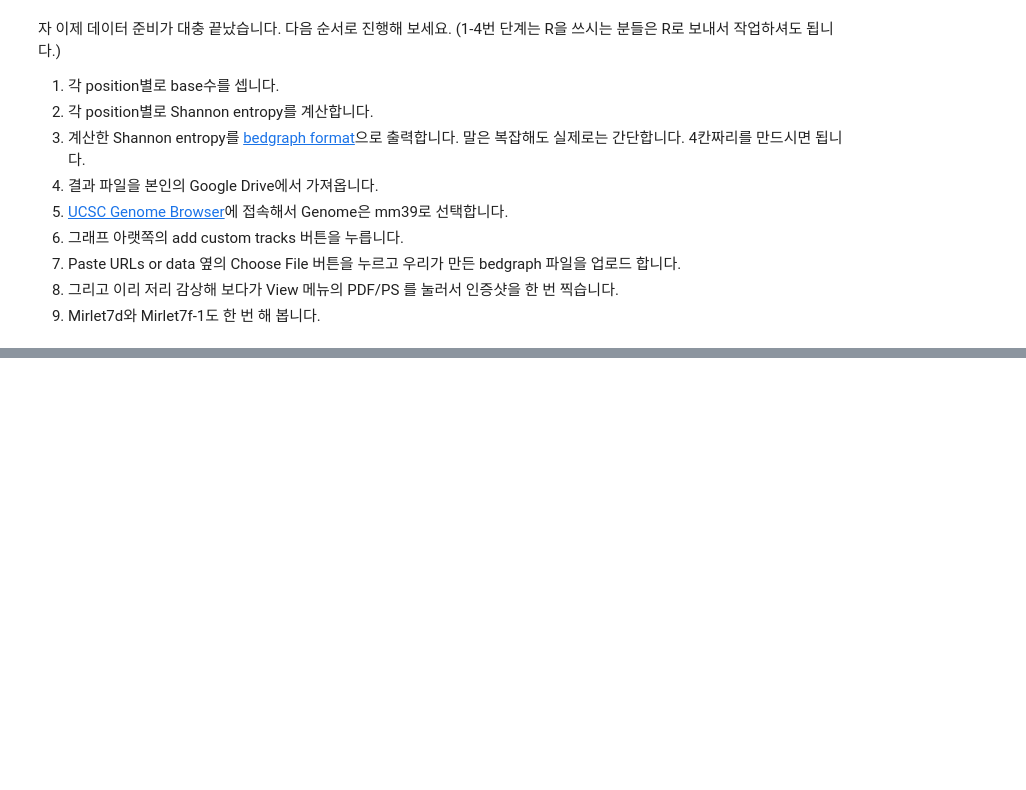
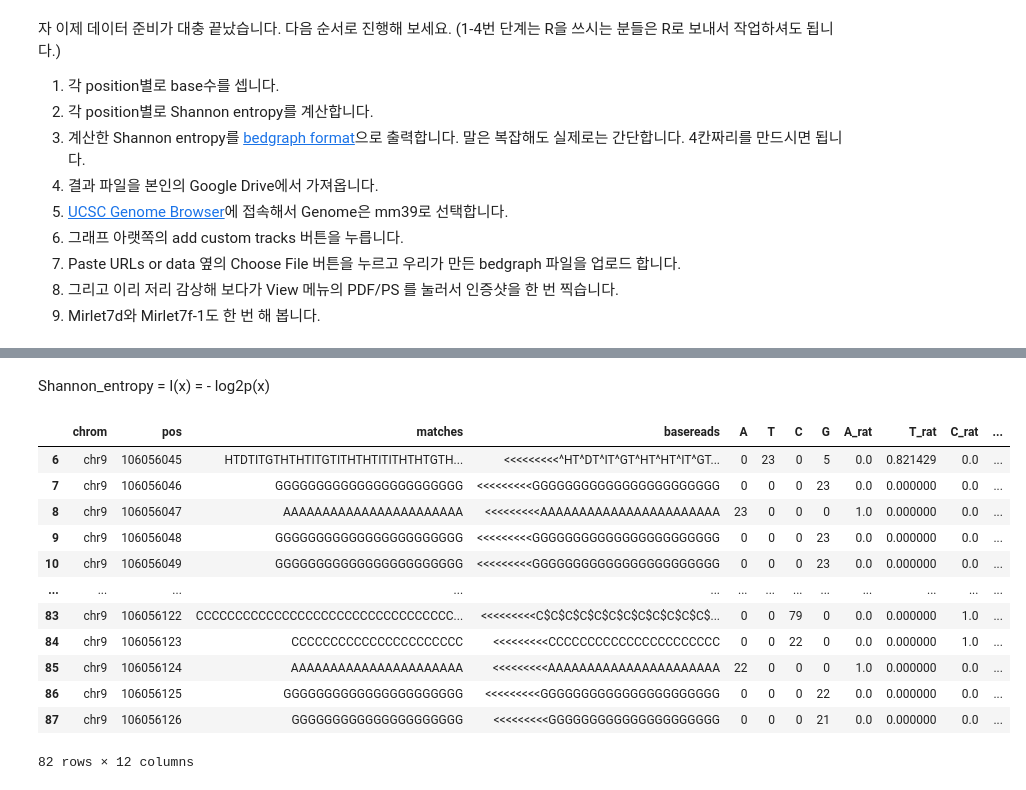
Before and after one commit to ljunwon1114/2022bioinfohw, a Jupyter notebook: Week3.ipynb, the cells around one changed output, grey strips where cells are left out. Saved outputs shown, nothing was run; the diff lists cells and outputs as text; code cells hidden in the pictures; blank space fills up the shorter version.

```diff
--- a/Week3.ipynb
+++ b/Week3.ipynb
@@ -204,3 +204,6 @@ pileup[pileup['pos'] == 106056094].iloc[0]['matches']
 7. Paste URLs or data 옆의 Choose File 버튼을 누르고 우리가 만든 bedgraph 파일을 업로드 합니다.
 8. 그리고 이리 저리 감상해 보다가 View 메뉴의 PDF/PS 를 눌러서 인증샷을 한 번 찍습니다.
 9. Mirlet7d와 Mirlet7f-1도 한 번 해 봅니다.
+# %%
+pileup_Sh = pileup[['chrom', 'pos', 'matches', 'basereads']]
+pileup_Sh.head()
@@ -206,0 +217,6 @@ pileup[pileup['pos'] == 106056094].iloc[0]['matches']
+# %%
+#ATGC counting
+for base in ["A", "T", "C", "G"]:
+    pileup_Sh[base] = pileup_Sh.matches.str.count(base)
+
+pileup_Sh
@@ -206,0 +241,19 @@ pileup[pileup['pos'] == 106056094].iloc[0]['matches']
+# %% [markdown]
+Shannon_entropy = I(x) = - log2p(x)
+# %%
+pileup_Sh[["A_rat", "T_rat", "C_rat", "G_rat"]] = pileup_Sh[["A", "T", "C", "G"]].div(pileup_Sh[["A", "T", "C", "G"]].sum(axis=1), axis=0)
+pileup_Sh
+# %% [output]
+|  | chrom | pos | matches | basereads | A | T | C | G | A_rat | T_rat | C_rat | ... |
+| 6 | chr9 | 106056045 | HTDTITGTHTHTITGTITHTHTITITHTHTGTH... | <<<<<<<<<^HT^DT^IT^GT^HT^HT^IT^GT... | 0 | 23 | 0 | 5 | 0.0 | 0.821429 | 0.0 | ... |
+| 7 | chr9 | 106056046 | GGGGGGGGGGGGGGGGGGGGGGG | <<<<<<<<<GGGGGGGGGGGGGGGGGGGGGGG | 0 | 0 | 0 | 23 | 0.0 | 0.000000 | 0.0 | ... |
+| 8 | chr9 | 106056047 | AAAAAAAAAAAAAAAAAAAAAAA | <<<<<<<<<AAAAAAAAAAAAAAAAAAAAAAA | 23 | 0 | 0 | 0 | 1.0 | 0.000000 | 0.0 | ... |
+| 9 | chr9 | 106056048 | GGGGGGGGGGGGGGGGGGGGGGG | <<<<<<<<<GGGGGGGGGGGGGGGGGGGGGGG | 0 | 0 | 0 | 23 | 0.0 | 0.000000 | 0.0 | ... |
+| 10 | chr9 | 106056049 | GGGGGGGGGGGGGGGGGGGGGGG | <<<<<<<<<GGGGGGGGGGGGGGGGGGGGGGG | 0 | 0 | 0 | 23 | 0.0 | 0.000000 | 0.0 | ... |
+| ... | ... | ... | ... | ... | ... | ... | ... | ... | ... | ... | ... | ... |
+| 83 | chr9 | 106056122 | CCCCCCCCCCCCCCCCCCCCCCCCCCCCCCCCC... | <<<<<<<<<C$C$C$C$C$C$C$C$C$C$C$C$... | 0 | 0 | 79 | 0 | 0.0 | 0.000000 | 1.0 | ... |
+| 84 | chr9 | 106056123 | CCCCCCCCCCCCCCCCCCCCCC | <<<<<<<<<CCCCCCCCCCCCCCCCCCCCCC | 0 | 0 | 22 | 0 | 0.0 | 0.000000 | 1.0 | ... |
+| 85 | chr9 | 106056124 | AAAAAAAAAAAAAAAAAAAAAA | <<<<<<<<<AAAAAAAAAAAAAAAAAAAAAA | 22 | 0 | 0 | 0 | 1.0 | 0.000000 | 0.0 | ... |
+| 86 | chr9 | 106056125 | GGGGGGGGGGGGGGGGGGGGGG | <<<<<<<<<GGGGGGGGGGGGGGGGGGGGGG | 0 | 0 | 0 | 22 | 0.0 | 0.000000 | 0.0 | ... |
+| 87 | chr9 | 106056126 | GGGGGGGGGGGGGGGGGGGGG | <<<<<<<<<GGGGGGGGGGGGGGGGGGGGG | 0 | 0 | 0 | 21 | 0.0 | 0.000000 | 0.0 | ... |
+82 rows × 12 columns
```
Also changed, not shown: parts of 7 cells of this notebook.
